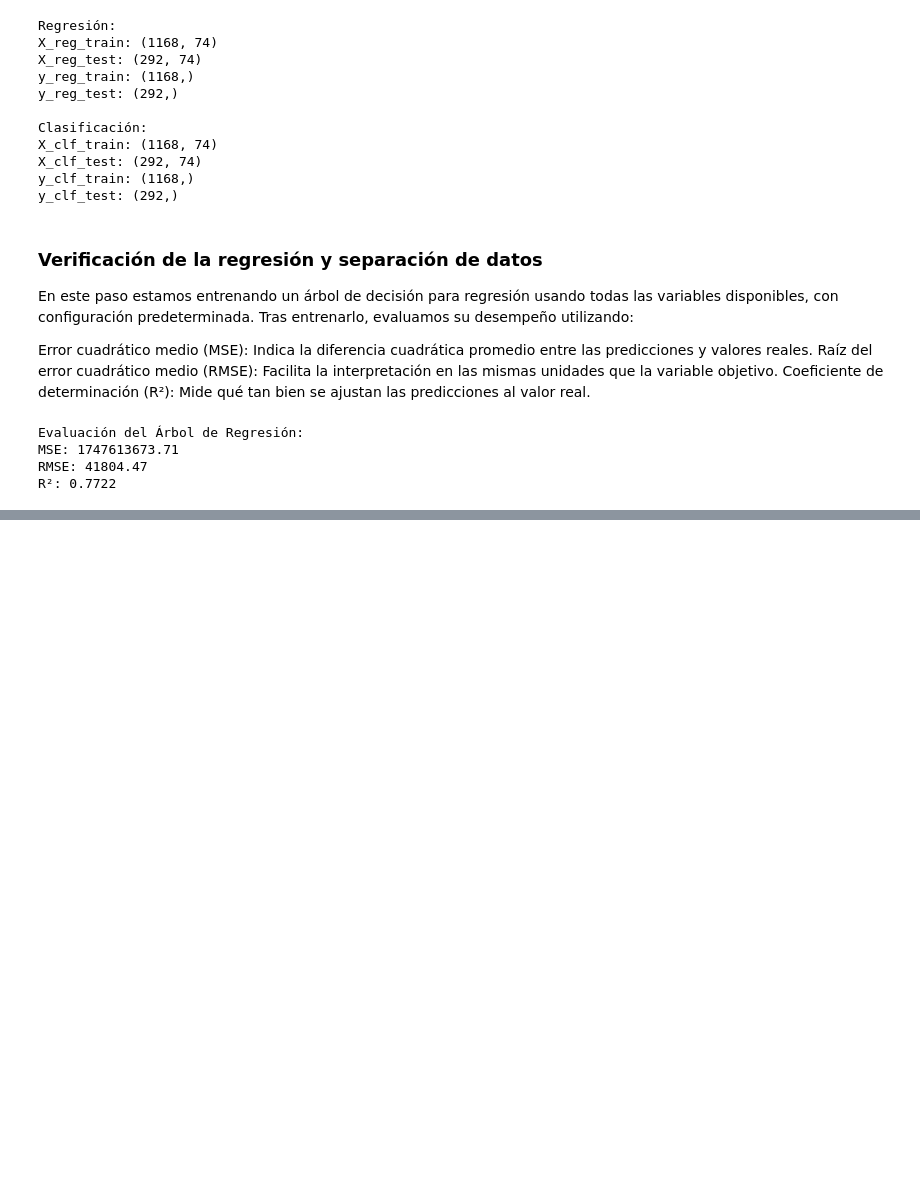
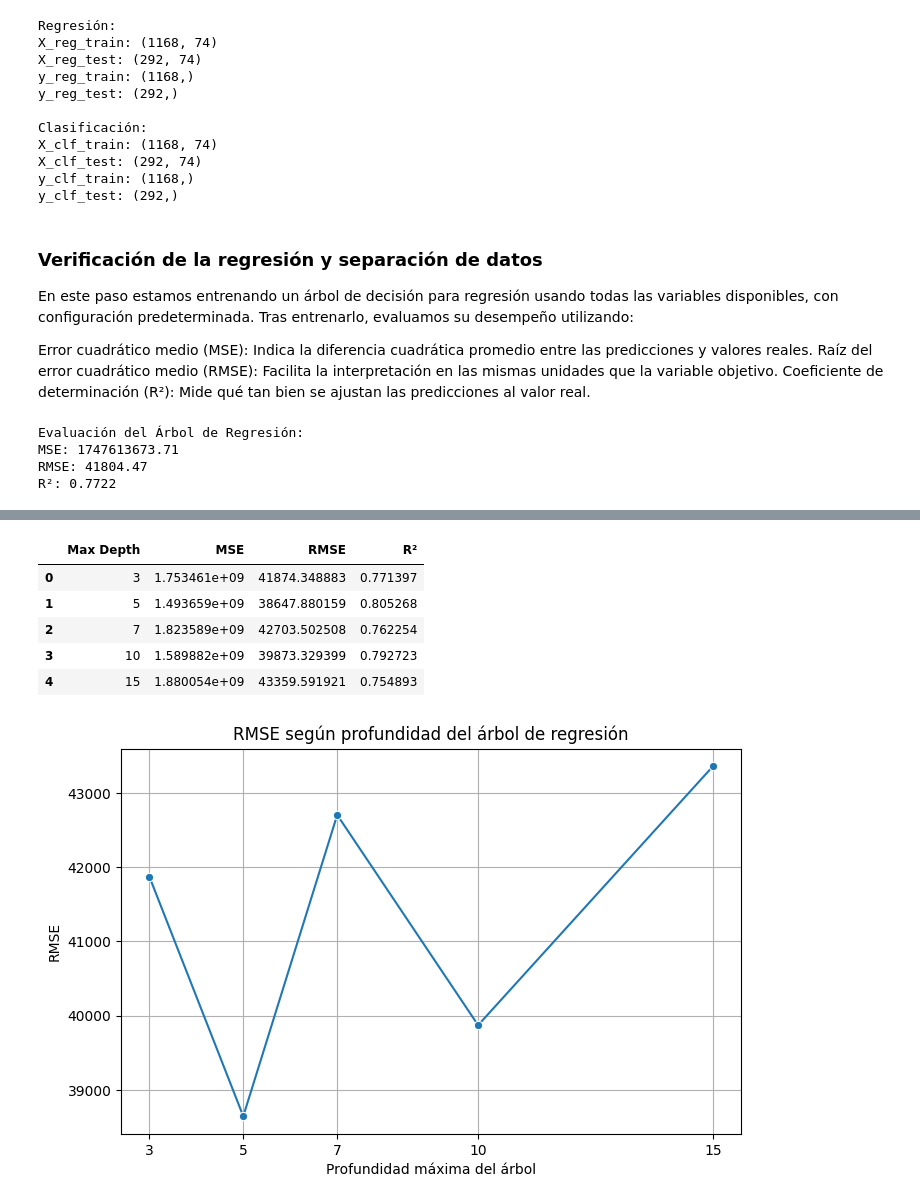
Before and after one commit to Gxrco/HT4-PRY2, a Jupyter notebook: decision_tree_analysis.ipynb, the cells around one changed output, grey strips where cells are left out. Drawn from its saved outputs; the diff is of its cells as text; code cells hidden in the pictures; blank space fills up the shorter version.

```diff
--- a/decision_tree_analysis.ipynb
+++ b/decision_tree_analysis.ipynb
@@ -93,0 +100,33 @@ Este valor indica que el modelo explica aproximadamente el 77.22% de la variabil
+# %%
+
+depths = [3, 5, 7, 10, 15]
+results = []
+
+for depth in depths:
+    tree = DecisionTreeRegressor(max_depth=depth, random_state=42)
+    tree.fit(X_reg_train, y_reg_train)
+    pred = tree.predict(X_reg_test)
+    mse = mean_squared_error(y_reg_test, pred)
+    rmse = np.sqrt(mse)
+    r2 = r2_score(y_reg_test, pred)
+    results.append((depth, mse, rmse, r2))
+
+results_df = pd.DataFrame(results, columns=['Max Depth', 'MSE', 'RMSE', 'R²'])
+display(results_df)
+
+plt.figure(figsize=(8, 5))
+sns.lineplot(x='Max Depth', y='RMSE', data=results_df, marker='o')
+plt.title('RMSE según profundidad del árbol de regresión')
+plt.xlabel('Profundidad máxima del árbol')
+plt.ylabel('RMSE')
+plt.xticks(depths)
+plt.grid(True)
+plt.show()
+# %% [output]
+|  | Max Depth | MSE | RMSE | R² |
+| 0 | 3 | 1.753461e+09 | 41874.348883 | 0.771397 |
+| 1 | 5 | 1.493659e+09 | 38647.880159 | 0.805268 |
+| 2 | 7 | 1.823589e+09 | 42703.502508 | 0.762254 |
+| 3 | 10 | 1.589882e+09 | 39873.329399 | 0.792723 |
+| 4 | 15 | 1.880054e+09 | 43359.591921 | 0.754893 |
+[figure, added]
```
Also changed, not shown: parts of 7 cells of this notebook.
